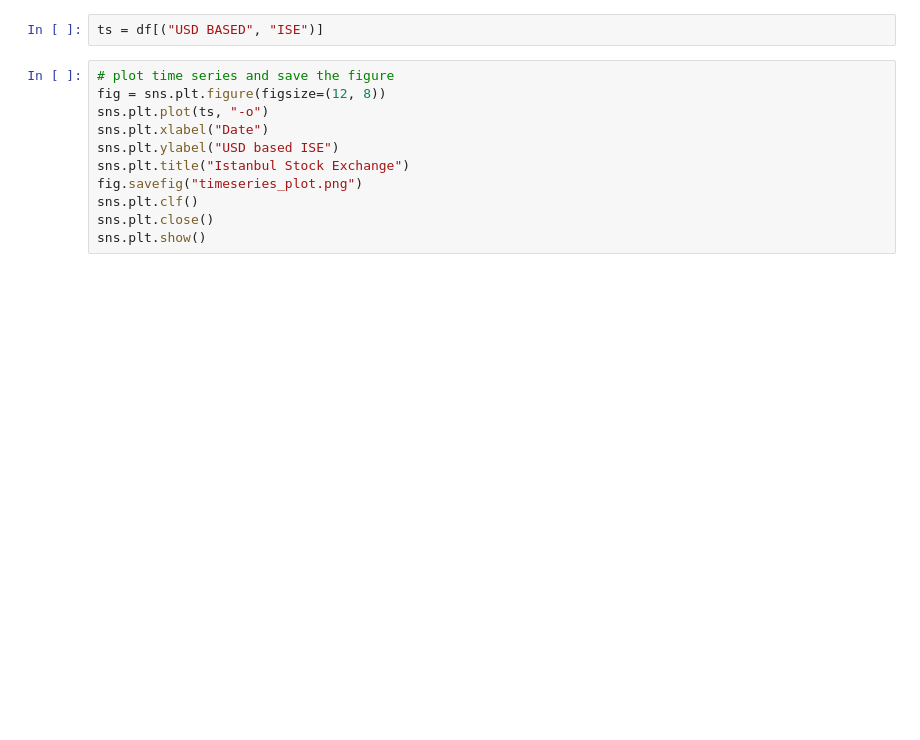
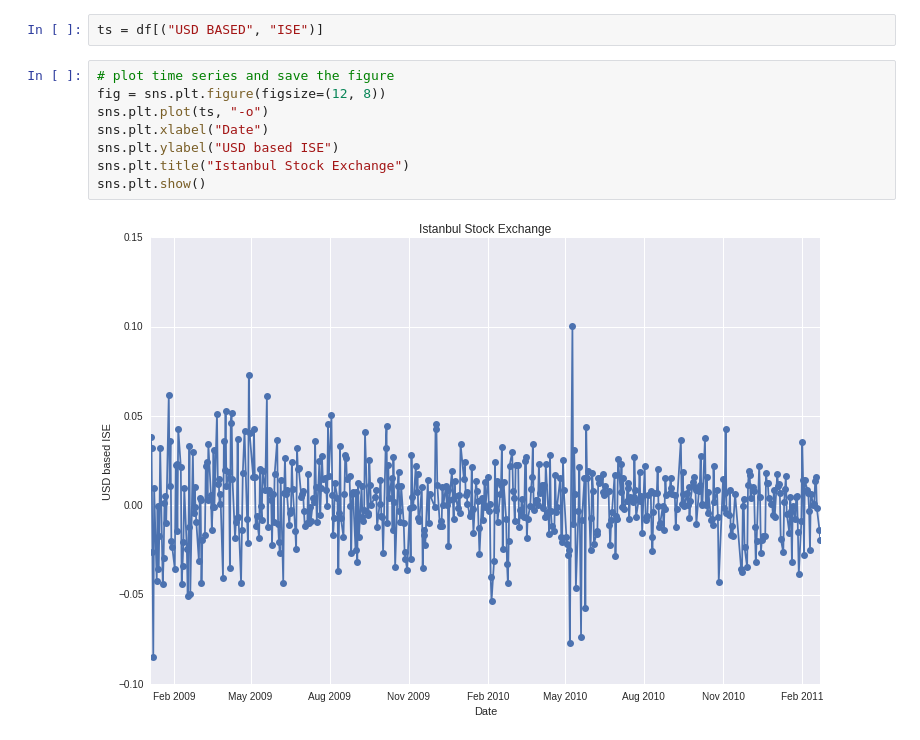
Before and after one commit to ratish-dalvi/miditime-demo, a Jupyter notebook: miditime.ipynb, the cells around one changed output. Saved outputs shown, nothing was run; the diff lists cells and outputs as text; blank space fills up the shorter version.

```diff
--- a/miditime.ipynb
+++ b/miditime.ipynb
@@ -11,11 +21,10 @@ ts = df[("USD BASED", "ISE")]
 # %%
 # plot time series and save the figure
 fig = sns.plt.figure(figsize=(12, 8))
 sns.plt.plot(ts, "-o")
 sns.plt.xlabel("Date")
 sns.plt.ylabel("USD based ISE")
 sns.plt.title("Istanbul Stock Exchange")
-fig.savefig("timeseries_plot.png")
-sns.plt.clf()
-sns.plt.close()
 sns.plt.show()
+# %% [output]
+[figure, added]
```
Also changed, not shown: parts of 2 cells of this notebook.
